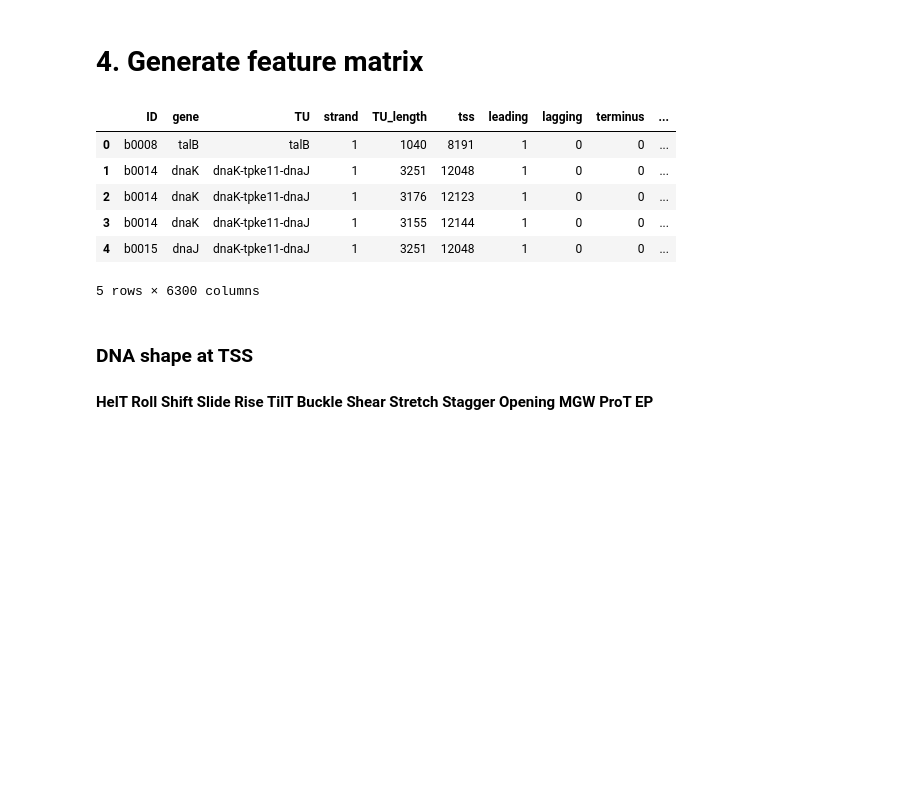
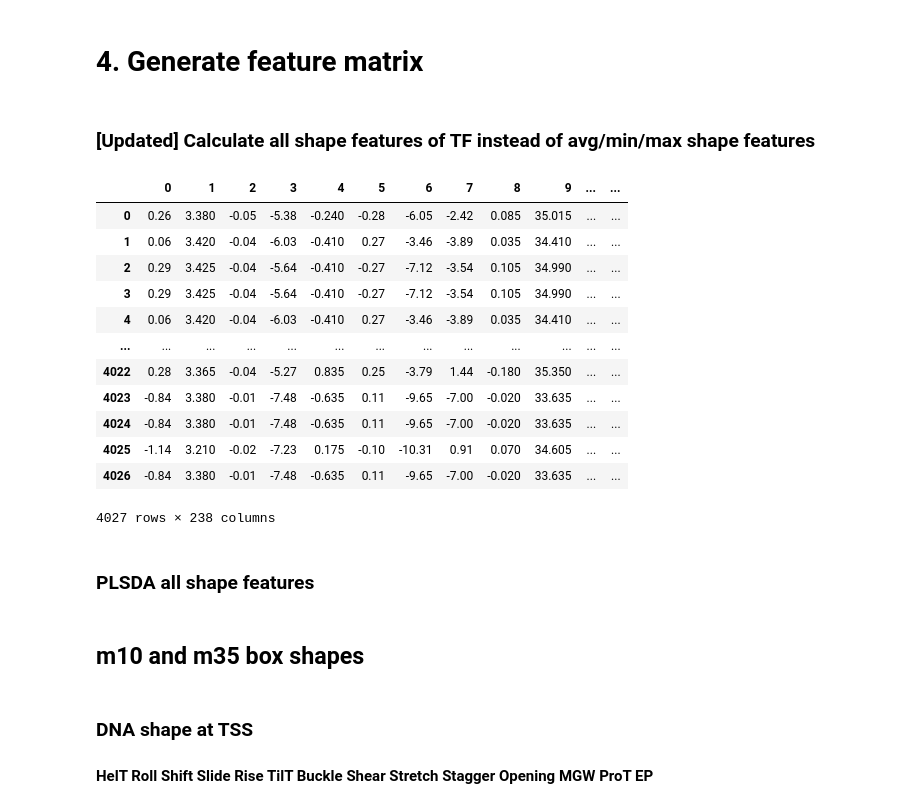
Before and after one commit to SBRG/IM-ML, a Jupyter notebook: workflow/Feature_Matrix_Generation.ipynb, the cells around one changed output. Drawn from its saved outputs; the diff is of its cells as text; code cells hidden in the pictures; blank space fills up the shorter version.

```diff
--- a/workflow/Feature_Matrix_Generation.ipynb
+++ b/workflow/Feature_Matrix_Generation.ipynb
@@ -534,3 +221,5 @@ Time:  0.008041083999998477
+# %% [markdown]
+### [Updated] Calculate all shape features of TF instead of avg/min/max shape features
 # %%
 motif_feature = []
 for g in bitome.genes:
@@ -566,16 +255,18 @@ for g in bitome.genes:
         data['USR_AT'] = bitome.USR_AT(tu)
         data['DSR_AG'] = bitome.DSR_AG(tu)
 
-        #TF and IM motif features
-        for tf in list(pwm_db.keys()):
-            result = bitome.motif_match(pwm_db,  tu,  tf, False,False)
-            result.pop(tf+' Matched Motif')
-            data.update(result)
 
-        for im in IM_motif_to_use:
-            result = bitome.motif_match(pwm_im,  tu, im, True,False)
-            result.pop(im +' im'+' Matched Motif')
-            data.update(result)
+        # replaced avg/min/max TF shape features with all TF shape features
+#         #TF and IM motif features
+#         for tf in list(pwm_db.keys()):
+#             result = bitome.motif_match(pwm_db,  tu,  tf, False,False)
+#             result.pop(tf+' Matched Motif')
+#             data.update(result)
+
+#         for im in IM_motif_to_use:
+#             result = bitome.motif_match(pwm_im,  tu, im, True,False)
+#             result.pop(im +' im'+' Matched Motif')
+#             data.update(result)
 
         #distance features
         for tg in tf_genes:
@@ -601,12 +292,5 @@ for i in IM_motif_to_use:
 tf_im_list = sum([im_list, list(pwm_db.keys())], [])
 # %%
 motif_data = pd.DataFrame(motif_feature)
+motif_data.to_csv('../data/motif_data.csv', index = None)
 motif_data.head()
-# %% [output]
-|  | ID | gene | TU | strand | TU_length | tss | leading | lagging | terminus | ... |
-| 0 | b0008 | talB | talB | 1 | 1040 | 8191 | 1 | 0 | 0 | ... |
-| 1 | b0014 | dnaK | dnaK-tpke11-dnaJ | 1 | 3251 | 12048 | 1 | 0 | 0 | ... |
-| 2 | b0014 | dnaK | dnaK-tpke11-dnaJ | 1 | 3176 | 12123 | 1 | 0 | 0 | ... |
-| 3 | b0014 | dnaK | dnaK-tpke11-dnaJ | 1 | 3155 | 12144 | 1 | 0 | 0 | ... |
-| 4 | b0015 | dnaJ | dnaK-tpke11-dnaJ | 1 | 3251 | 12048 | 1 | 0 | 0 | ... |
-5 rows × 6300 columns
@@ -612,0 +382,35 @@ motif_data.head()
+# %%
+# all shape features of 1 TF (ArcA)
+
+a = []
+for g in bitome.genes:
+    for tu in g.transcription_units:
+        if tu.tss == None or int(tu.tss) < 200:
+            continue
+
+        test_res =  motif_match1(bitome, pwm_db, tu, 'ArcA', False, False)
+        a.append(test_res)
+
+vec = []
+for i in range(len(a)):
+    row = [a[i][shape][ind] for ind in a[i].index for shape in a[i].columns]
+    vec.append(row)
+
+# (TUxgene) by (loc1_fea1, loc2_fea2 ..)
+ArcA_mat = pd.DataFrame(vec)
+# %% [output]
+|  | 0 | 1 | 2 | 3 | 4 | 5 | 6 | 7 | 8 | 9 | ... | ... |
+| 0 | 0.26 | 3.380 | -0.05 | -5.38 | -0.240 | -0.28 | -6.05 | -2.42 | 0.085 | 35.015 | ... | ... |
+| 1 | 0.06 | 3.420 | -0.04 | -6.03 | -0.410 | 0.27 | -3.46 | -3.89 | 0.035 | 34.410 | ... | ... |
+| 2 | 0.29 | 3.425 | -0.04 | -5.64 | -0.410 | -0.27 | -7.12 | -3.54 | 0.105 | 34.990 | ... | ... |
+| 3 | 0.29 | 3.425 | -0.04 | -5.64 | -0.410 | -0.27 | -7.12 | -3.54 | 0.105 | 34.990 | ... | ... |
+| 4 | 0.06 | 3.420 | -0.04 | -6.03 | -0.410 | 0.27 | -3.46 | -3.89 | 0.035 | 34.410 | ... | ... |
+| ... | ... | ... | ... | ... | ... | ... | ... | ... | ... | ... | ... | ... |
+| 4022 | 0.28 | 3.365 | -0.04 | -5.27 | 0.835 | 0.25 | -3.79 | 1.44 | -0.180 | 35.350 | ... | ... |
+| 4023 | -0.84 | 3.380 | -0.01 | -7.48 | -0.635 | 0.11 | -9.65 | -7.00 | -0.020 | 33.635 | ... | ... |
+| 4024 | -0.84 | 3.380 | -0.01 | -7.48 | -0.635 | 0.11 | -9.65 | -7.00 | -0.020 | 33.635 | ... | ... |
+| 4025 | -1.14 | 3.210 | -0.02 | -7.23 | 0.175 | -0.10 | -10.31 | 0.91 | 0.070 | 34.605 | ... | ... |
+| 4026 | -0.84 | 3.380 | -0.01 | -7.48 | -0.635 | 0.11 | -9.65 | -7.00 | -0.020 | 33.635 | ... | ... |
+4027 rows × 238 columns
+# %% [markdown]
+### PLSDA all shape features
@@ -612,0 +455,2 @@ motif_data.head()
+# %% [markdown]
+## m10 and m35 box shapes
```
Also changed, not shown: parts of 33 cells of this notebook.
